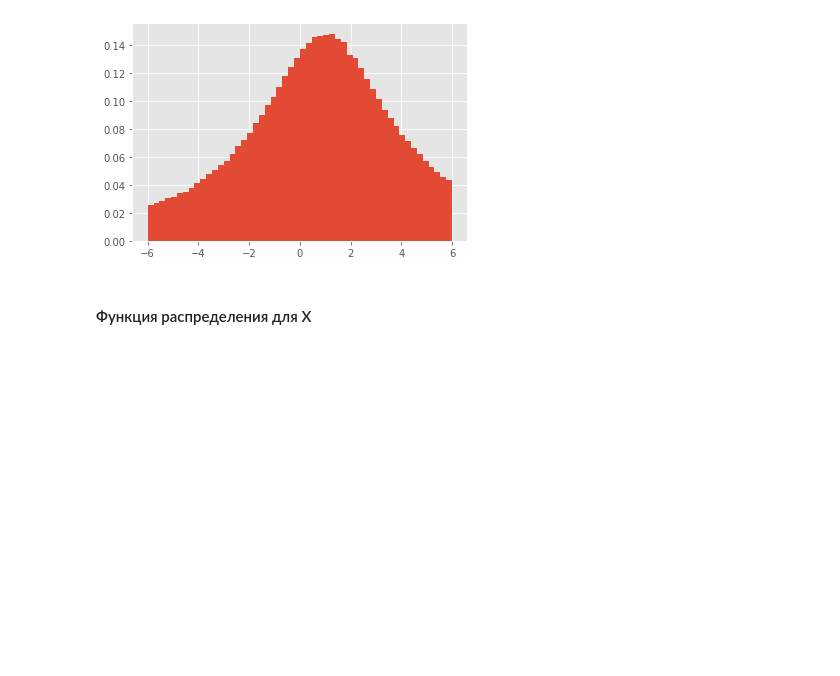
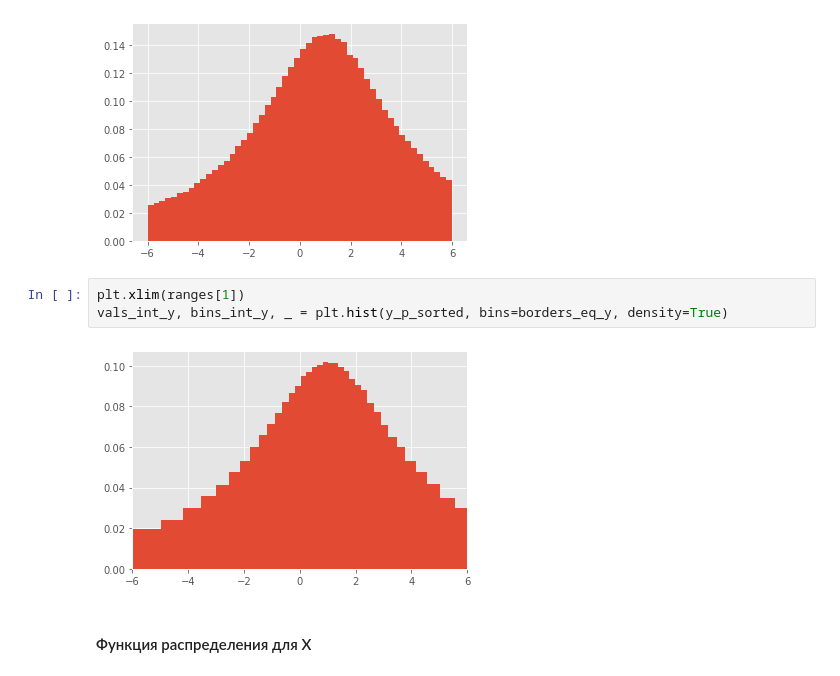
Before and after one commit to andrew-kulikov/matmod, a Jupyter notebook: src/lab2_continuous.ipynb, the cells around one changed output. Drawn from its saved outputs; the diff is of its cells as text; blank space fills up the shorter version.

```diff
--- a/src/lab2_continuous.ipynb
+++ b/src/lab2_continuous.ipynb
@@ -125,6 +164,11 @@ vals_x, bins_x, _ = plt.hist(x_p, bins=bins, range=ranges[0], density=True);
 vals_y, bins_y, _ = plt.hist(y_p, bins=bins, range=ranges[1], density=True);
 # %% [output]
 [figure]
+# %%
+plt.xlim(ranges[1])
+vals_int_y, bins_int_y, _ = plt.hist(y_p_sorted, bins=borders_eq_y, density=True)
+# %% [output]
+[figure, added]
 # %% [markdown]
 #### Функция распределения для X
 # %%
```
Also changed, not shown: parts of 23 cells of this notebook, 2 other files.
